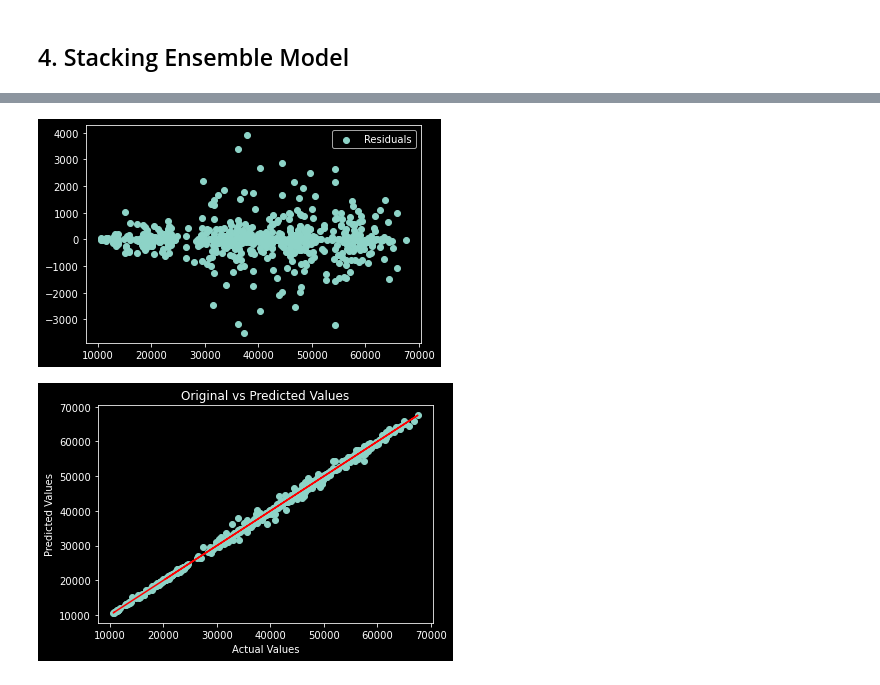
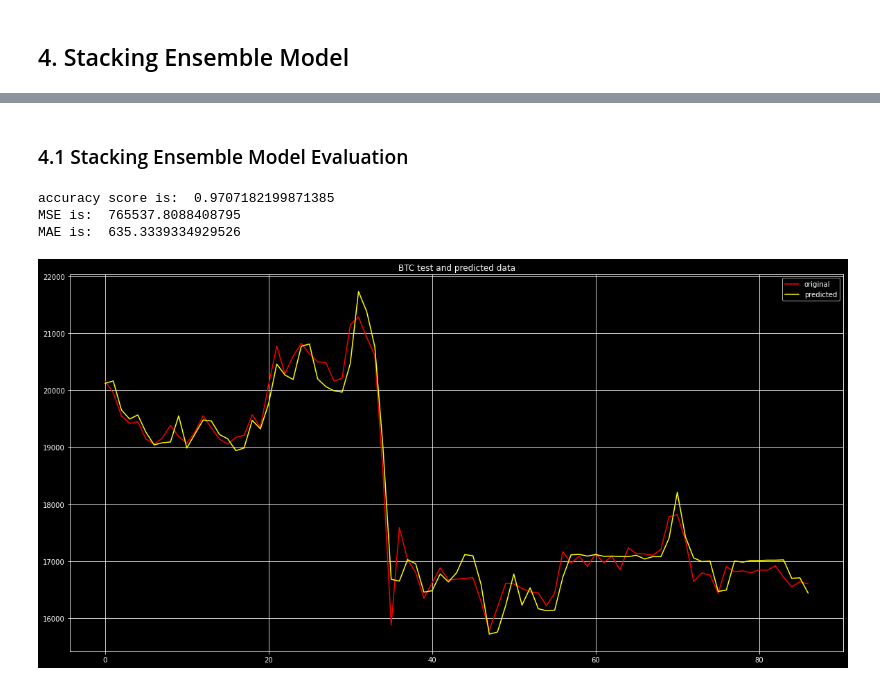
Before and after one commit to Atlantropaz/DataSci, a Jupyter notebook: ML Models.ipynb, the cells around one changed output, grey strips where cells are left out. Drawn from its saved outputs; the diff is of its cells as text; code cells hidden in the pictures.

Commit message:
fixed ensemble

```diff
--- a/ML Models.ipynb
+++ b/ML Models.ipynb
@@ -585,29 +487,0 @@ plt.show()
-# %%
-# Plot residuals
-residuals = [p - a for p, a in zip(meta_predictions, actual_values)]
-plt.scatter(meta_predictions, residuals, label='Residuals')
-plt.legend()
-plt.savefig("Stacking_Residual.jpeg")
-plt.show()
-# %% [output]
-[figure, removed]
-# %%
-# Flatten the lists of actual and predicted values
-actual_values_flatten = [item for sublist in actual_values for item in sublist]
-meta_predictions_flatten = [item for sublist in meta_predictions for item in sublist]
-
-# Calculate the slope and intercept of the line of best fit
-slope, intercept = np.polyfit(actual_values_flatten, meta_predictions_flatten, 1)
-
-# Create a scatter plot of the original vs predicted values
-plt.scatter(actual_values_flatten, meta_predictions_flatten)
-plt.xlabel("Actual Values")
-plt.ylabel("Predicted Values")
-
-# Add the line of best fit to the scatter plot
-plt.plot(actual_values_flatten, intercept + slope*np.array(actual_values_flatten), '-', color='r')
-plt.title("Original vs Predicted Values")
-plt.savefig("Stacking_y_v_ypred.jpeg")
-plt.show()
-# %% [output]
-[figure, removed]
@@ -613,0 +545,22 @@ plt.show()
+# %% [markdown]
+### 4.1 Stacking Ensemble Model Evaluation
+# %%
+print("accuracy score is: ", accuracy_score)
+print("MSE is: ", np.mean(mse_values))
+print("MAE is: ", np.mean(mae_values))
+# %% [output]
+accuracy score is:  0.9707182199871385
+MSE is:  765537.8088408795
+MAE is:  635.3339334929526
+# %%
+x_ax = range(len(y_test))
+plt.subplots(figsize=(20, 10))
+plt.plot(x_ax, y_test, label="original", color = 'red')
+plt.plot(x_ax, meta_model.predict(val_predictions), label="predicted", color = 'yellow')
+plt.title("BTC test and predicted data")
+plt.grid()
+plt.legend()
+plt.savefig("Stacking_test_v_pred.jpg")
+plt.show()
+# %% [output]
+[figure, added]
```
Also changed, not shown: parts of 11 cells of this notebook.
